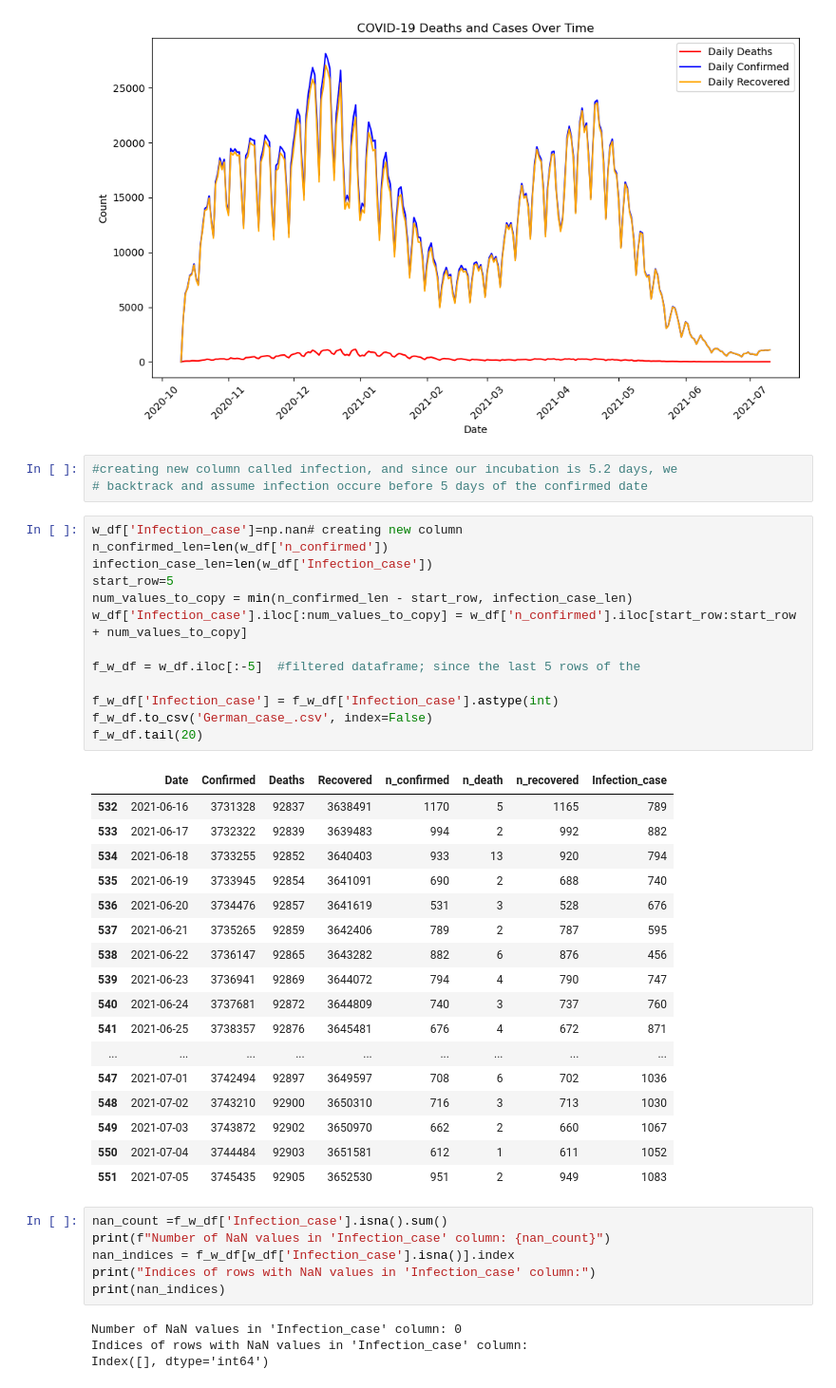
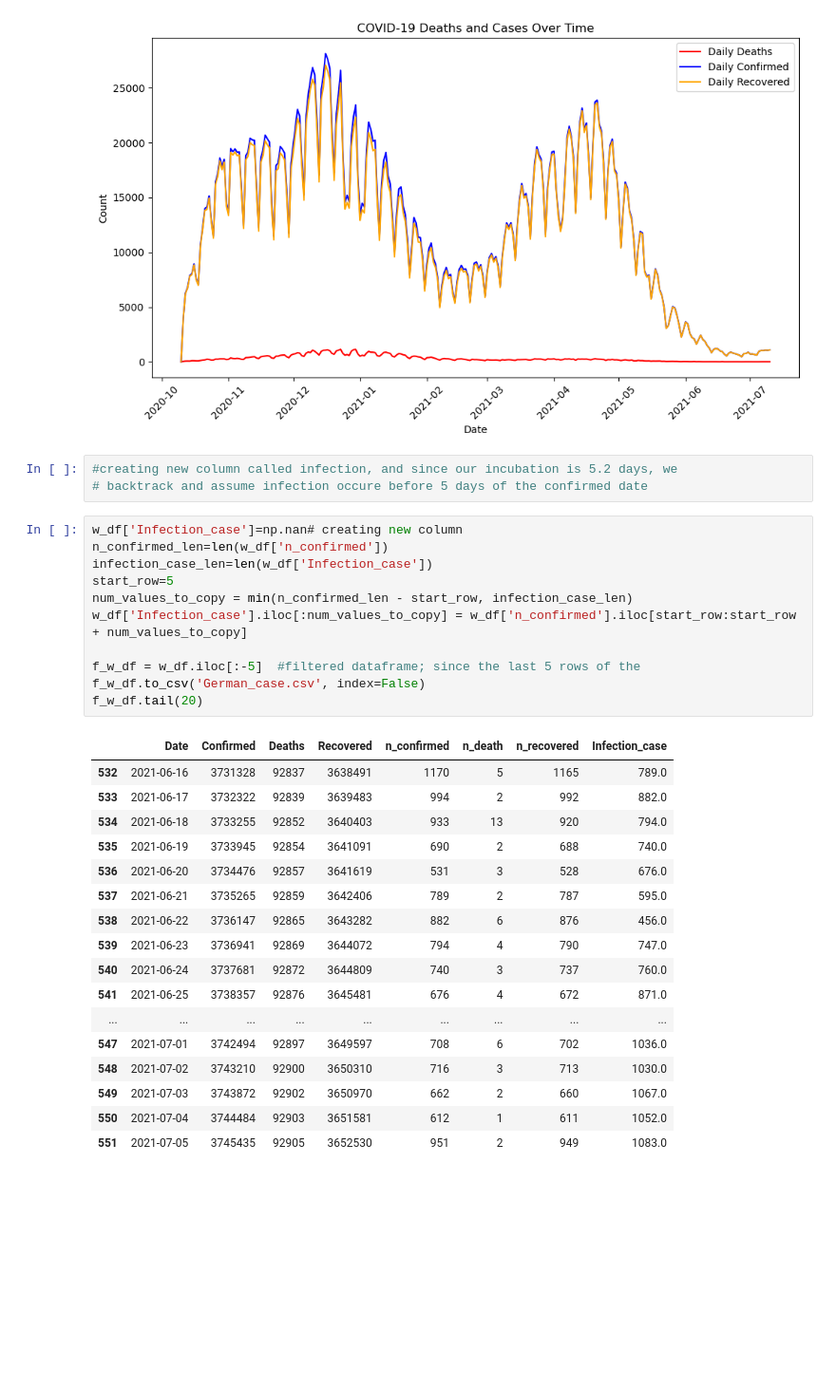
Before and after one commit to Evenicezer/MA, a Jupyter notebook: plot_visualization.ipynb, the cells around one changed output. Shown at 95% size. Cells and saved outputs as stored; diff of their text form; blank space fills up the shorter version.

```diff
--- a/plot_visualization.ipynb
+++ b/plot_visualization.ipynb
@@ -88,47 +87,35 @@ w_df.tail()
 plot_data_dcr(w_df,'n_death','n_confirmed','n_recovered')
 # %% [output]
 [figure]
-# %%
-#creating new column called infection, and since our incubation is 5.2 days, we
-# backtrack and assume infection occure before 5 days of the confirmed date
-# %%
-w_df['Infection_case']=np.nan# creating new column
-n_confirmed_len=len(w_df['n_confirmed'])
-infection_case_len=len(w_df['Infection_case'])
-start_row=5
-num_values_to_copy = min(n_confirmed_len - start_row, infection_case_len)
-w_df['Infection_case'].iloc[:num_values_to_copy] = w_df['n_confirmed'].iloc[start_row:start_row + num_values_to_copy]
-
-f_w_df = w_df.iloc[:-5]  #filtered dataframe; since the last 5 rows of the
-
-f_w_df['Infection_case'] = f_w_df['Infection_case'].astype(int)
-f_w_df.to_csv('German_case_.csv', index=False)
-f_w_df.tail(20)
-# %% [output]
-|  | Date | Confirmed | Deaths | Recovered | n_confirmed | n_death | n_recovered | Infection_case |
-| 532 | 2021-06-16 | 3731328 | 92837 | 3638491 | 1170 | 5 | 1165 | 789 |
-| 533 | 2021-06-17 | 3732322 | 92839 | 3639483 | 994 | 2 | 992 | 882 |
-| 534 | 2021-06-18 | 3733255 | 92852 | 3640403 | 933 | 13 | 920 | 794 |
-| 535 | 2021-06-19 | 3733945 | 92854 | 3641091 | 690 | 2 | 688 | 740 |
-| 536 | 2021-06-20 | 3734476 | 92857 | 3641619 | 531 | 3 | 528 | 676 |
-| 537 | 2021-06-21 | 3735265 | 92859 | 3642406 | 789 | 2 | 787 | 595 |
-| 538 | 2021-06-22 | 3736147 | 92865 | 3643282 | 882 | 6 | 876 | 456 |
-| 539 | 2021-06-23 | 3736941 | 92869 | 3644072 | 794 | 4 | 790 | 747 |
-| 540 | 2021-06-24 | 3737681 | 92872 | 3644809 | 740 | 3 | 737 | 760 |
-| 541 | 2021-06-25 | 3738357 | 92876 | 3645481 | 676 | 4 | 672 | 871 |
-| ... | ... | ... | ... | ... | ... | ... | ... | ... |
-| 547 | 2021-07-01 | 3742494 | 92897 | 3649597 | 708 | 6 | 702 | 1036 |
-| 548 | 2021-07-02 | 3743210 | 92900 | 3650310 | 716 | 3 | 713 | 1030 |
-| 549 | 2021-07-03 | 3743872 | 92902 | 3650970 | 662 | 2 | 660 | 1067 |
-| 550 | 2021-07-04 | 3744484 | 92903 | 3651581 | 612 | 1 | 611 | 1052 |
-| 551 | 2021-07-05 | 3745435 | 92905 | 3652530 | 951 | 2 | 949 | 1083 |
-# %%
-nan_count =f_w_df['Infection_case'].isna().sum()
-print(f"Number of NaN values in 'Infection_case' column: {nan_count}")
-nan_indices = f_w_df[w_df['Infection_case'].isna()].index
-print("Indices of rows with NaN values in 'Infection_case' column:")
-print(nan_indices)
-# %% [output]
-Number of NaN values in 'Infection_case' column: 0
-Indices of rows with NaN values in 'Infection_case' column:
-Index([], dtype='int64')
+# %%
+#creating new column called infection, and since our incubation is 5.2 days, we
+# backtrack and assume infection occure before 5 days of the confirmed date
+# %%
+w_df['Infection_case']=np.nan# creating new column
+n_confirmed_len=len(w_df['n_confirmed'])
+infection_case_len=len(w_df['Infection_case'])
+start_row=5
+num_values_to_copy = min(n_confirmed_len - start_row, infection_case_len)
+w_df['Infection_case'].iloc[:num_values_to_copy] = w_df['n_confirmed'].iloc[start_row:start_row + num_values_to_copy]
+
+f_w_df = w_df.iloc[:-5]  #filtered dataframe; since the last 5 rows of the
+f_w_df.to_csv('German_case.csv', index=False)
+f_w_df.tail(20)
+# %% [output]
+|  | Date | Confirmed | Deaths | Recovered | n_confirmed | n_death | n_recovered | Infection_case |
+| 532 | 2021-06-16 | 3731328 | 92837 | 3638491 | 1170 | 5 | 1165 | 789.0 |
+| 533 | 2021-06-17 | 3732322 | 92839 | 3639483 | 994 | 2 | 992 | 882.0 |
+| 534 | 2021-06-18 | 3733255 | 92852 | 3640403 | 933 | 13 | 920 | 794.0 |
+| 535 | 2021-06-19 | 3733945 | 92854 | 3641091 | 690 | 2 | 688 | 740.0 |
+| 536 | 2021-06-20 | 3734476 | 92857 | 3641619 | 531 | 3 | 528 | 676.0 |
+| 537 | 2021-06-21 | 3735265 | 92859 | 3642406 | 789 | 2 | 787 | 595.0 |
+| 538 | 2021-06-22 | 3736147 | 92865 | 3643282 | 882 | 6 | 876 | 456.0 |
+| 539 | 2021-06-23 | 3736941 | 92869 | 3644072 | 794 | 4 | 790 | 747.0 |
+| 540 | 2021-06-24 | 3737681 | 92872 | 3644809 | 740 | 3 | 737 | 760.0 |
+| 541 | 2021-06-25 | 3738357 | 92876 | 3645481 | 676 | 4 | 672 | 871.0 |
+| ... | ... | ... | ... | ... | ... | ... | ... | ... |
+| 547 | 2021-07-01 | 3742494 | 92897 | 3649597 | 708 | 6 | 702 | 1036.0 |
+| 548 | 2021-07-02 | 3743210 | 92900 | 3650310 | 716 | 3 | 713 | 1030.0 |
+| 549 | 2021-07-03 | 3743872 | 92902 | 3650970 | 662 | 2 | 660 | 1067.0 |
+| 550 | 2021-07-04 | 3744484 | 92903 | 3651581 | 612 | 1 | 611 | 1052.0 |
+| 551 | 2021-07-05 | 3745435 | 92905 | 3652530 | 951 | 2 | 949 | 1083.0 |
```
Also changed, not shown: parts of 3 cells of this notebook, 1 other file.
